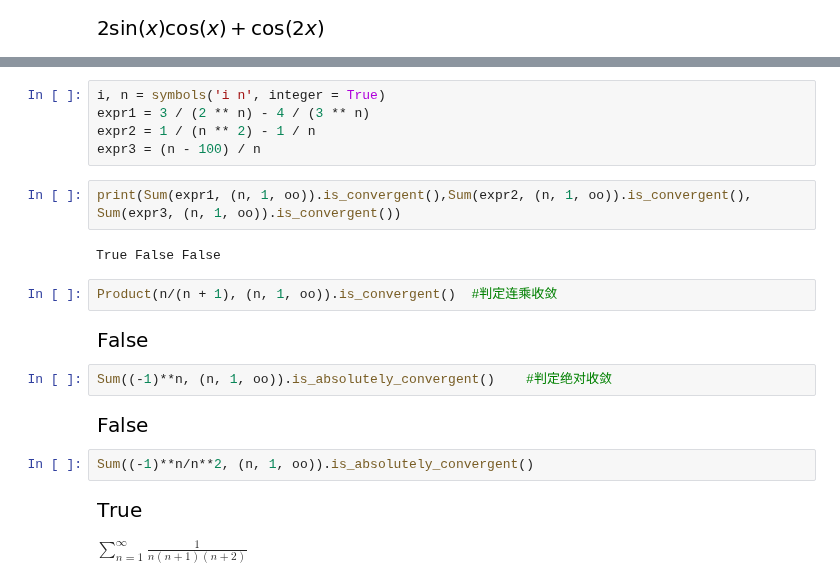
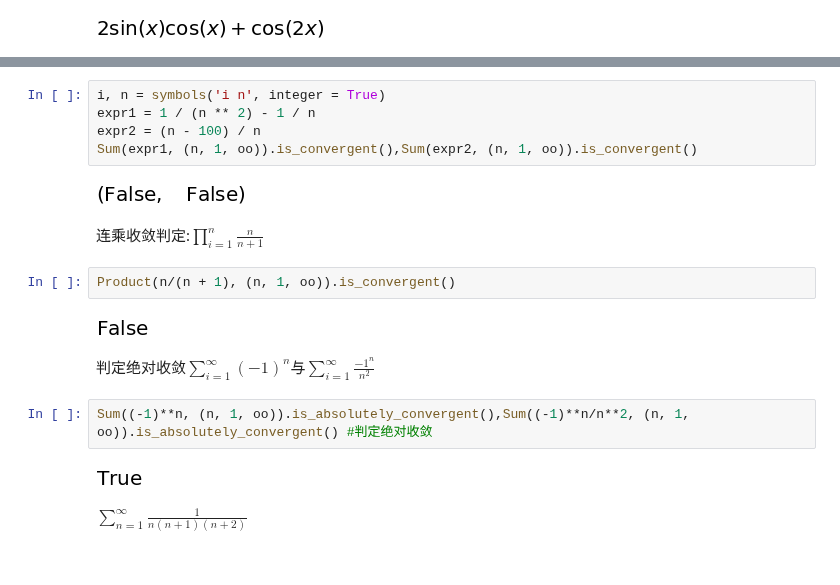
Before and after one commit to Sanningw/ML-and-DL, a Jupyter notebook: math/Sympy.ipynb, the cells around one changed output, grey strips where cells are left out. Cells and saved outputs as stored; diff of their text form.

```diff
--- a/math/Sympy.ipynb
+++ b/math/Sympy.ipynb
@@ -137,25 +271,22 @@ expr.subs(sin(2*x), 2*sin(x)*cos(x))
 # %%
 i, n = symbols('i n', integer = True)
-expr1 = 3 / (2 ** n) - 4 / (3 ** n)
-expr2 = 1 / (n ** 2) - 1 / n
-expr3 = (n - 100) / n
+expr1 = 1 / (n ** 2) - 1 / n
+expr2 = (n - 100) / n
+Sum(expr1, (n, 1, oo)).is_convergent(),Sum(expr2, (n, 1, oo)).is_convergent()
+# %% [output]
+[figure, added]
-# %%
-print(Sum(expr1, (n, 1, oo)).is_convergent(),Sum(expr2, (n, 1, oo)).is_convergent(),
-Sum(expr3, (n, 1, oo)).is_convergent())
-# %% [output]
-True False False
+# %% [markdown]
+连乘收敛判定:$\prod_{i=1}^{n}\frac{n}{n+1}$
 # %%
-Product(n/(n + 1), (n, 1, oo)).is_convergent()  #判定连乘收敛
+Product(n/(n + 1), (n, 1, oo)).is_convergent()
 # %% [output]
 [figure]
+# %% [markdown]
+判定绝对收敛$\sum_{i=1}^\infty (-1)^n$与$\sum_{i=1}^\infty \frac{-1^n}{n^2}$
 # %%
-Sum((-1)**n, (n, 1, oo)).is_absolutely_convergent()    #判定绝对收敛
+Sum((-1)**n, (n, 1, oo)).is_absolutely_convergent(),Sum((-1)**n/n**2, (n, 1, oo)).is_absolutely_convergent() #判定绝对收敛
 # %% [output]
-[figure, old version]
+[figure, new version]
-# %%
-Sum((-1)**n/n**2, (n, 1, oo)).is_absolutely_convergent()
-# %% [output]
-[figure, removed]
 # %% [markdown]
 $\sum_{n=1}^∞\frac{1}{n(n+1)(n+2)}$
 # %%
```
Also changed, not shown: parts of 122 cells of this notebook, 3 other files.
